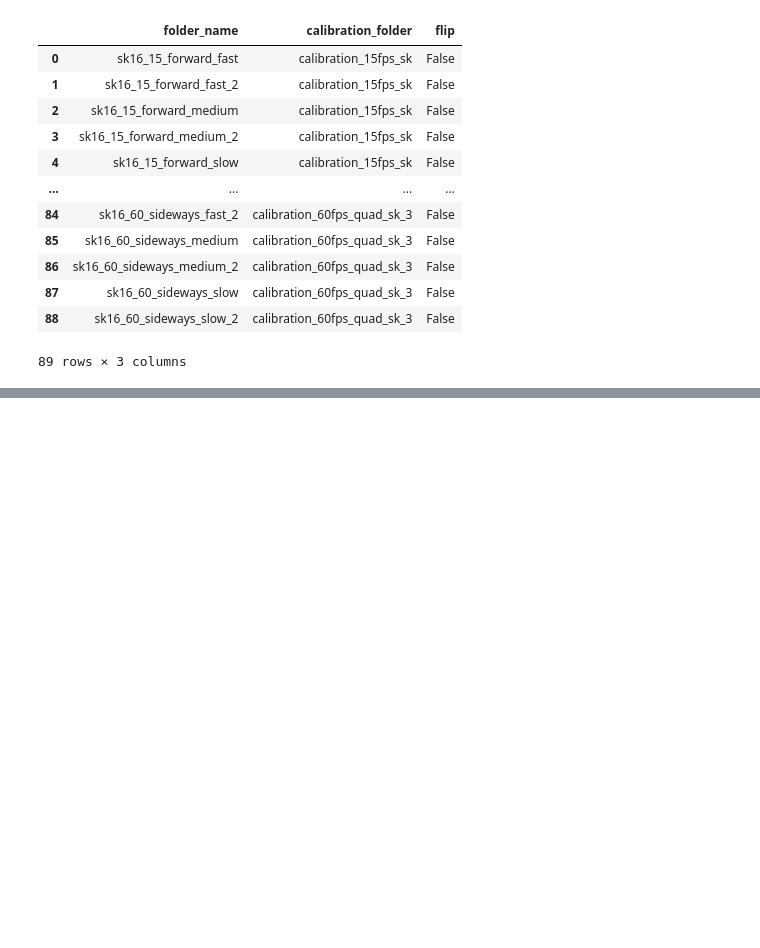
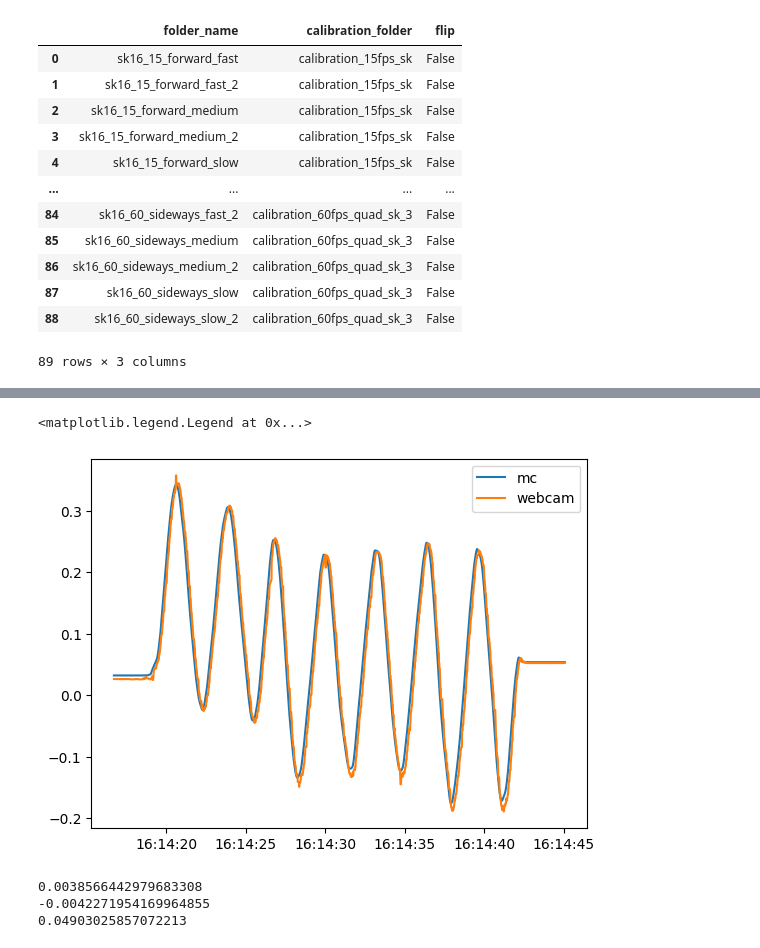
Before and after one commit to SujithChristopher/armbo_preliminary_work, a Jupyter notebook: ipy_notebooks/iterative_coordinate_analysis.ipynb, the cells around one changed output, grey strips where cells are left out. Saved outputs shown, nothing was run; the diff lists cells and outputs as text; code cells hidden in the pictures; blank space fills up the shorter version.

```diff
--- a/ipy_notebooks/iterative_coordinate_analysis.ipynb
+++ b/ipy_notebooks/iterative_coordinate_analysis.ipynb
@@ -131,0 +176,7 @@ webcam
+# %%
+plt.plot(_m_df["time"], _m_df["x"], label="mc")
+plt.plot(w_df["time"], w_df["x"], label="webcam")
+plt.legend()
+# %% [output]
+<matplotlib.legend.Legend at 0x...>
+[figure, added]
@@ -131,0 +192,8 @@ webcam
+# %%
+print(error_df.x.mean())
+print(error_df.y.mean())
+print(error_df.z.mean())
+# %% [output]
+0.0038566442979683308
+-0.0042271954169964855
+0.04903025857072213
```
Also changed, not shown: parts of 16 cells of this notebook, 4 other files.
